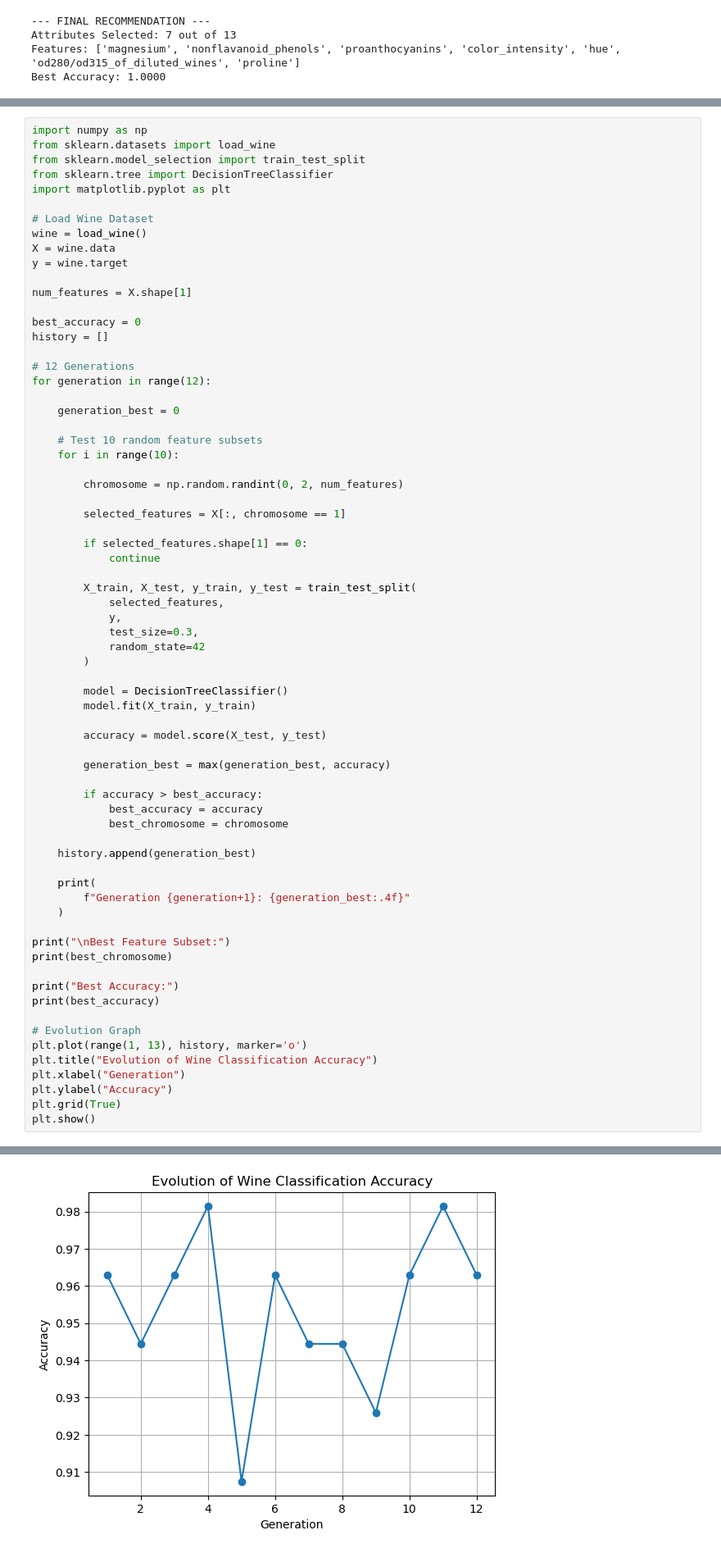
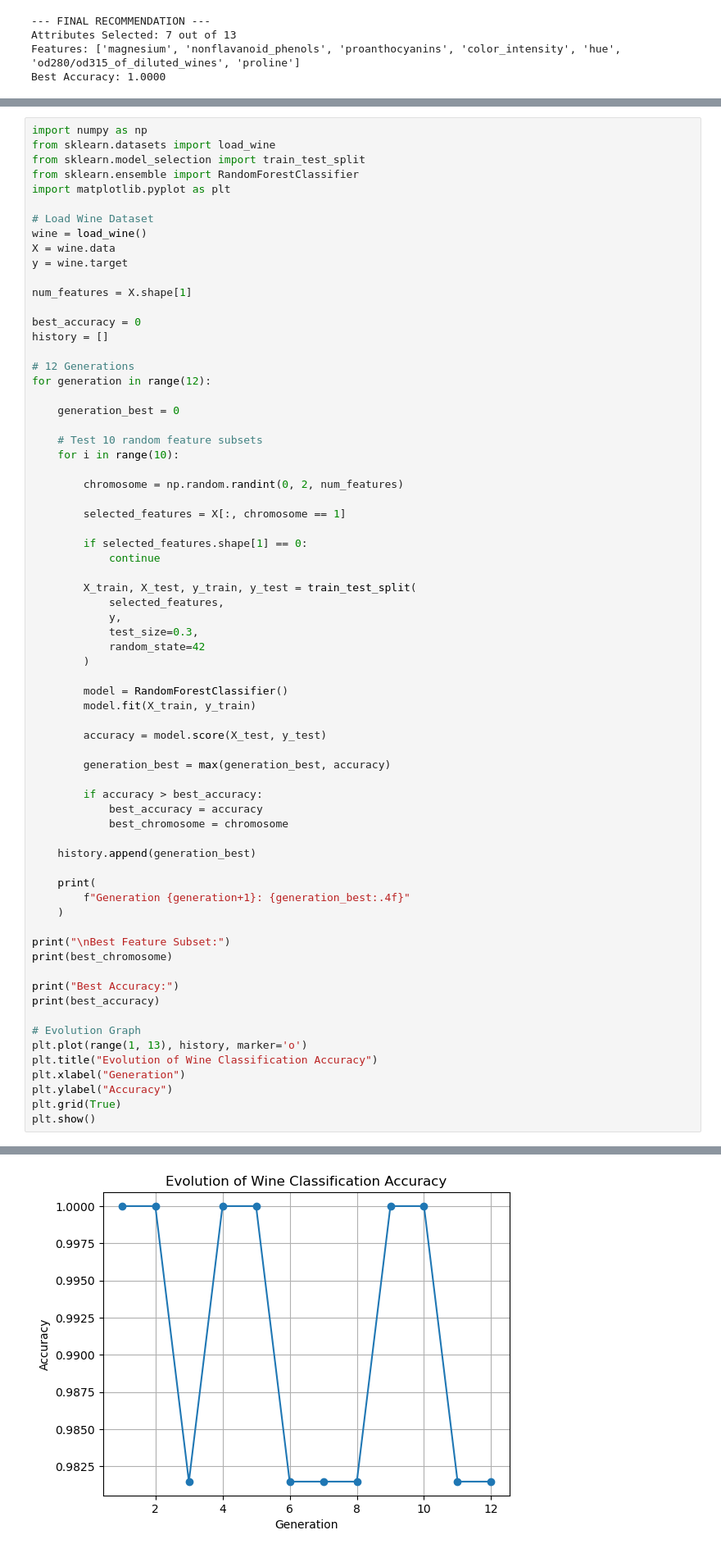
Before and after one commit to sheryyll/SingleVersionOfTruth, a Jupyter notebook: lab9.ipynb, the cells around one changed output, grey strips where cells are left out. Shown at 82% size. Drawn from its saved outputs; the diff is of its cells as text.

```diff
--- a/lab9.ipynb
+++ b/lab9.ipynb
@@ -165,7 +165,7 @@ plt.show()
 import numpy as np
 from sklearn.datasets import load_wine
 from sklearn.model_selection import train_test_split
-from sklearn.tree import DecisionTreeClassifier
+from sklearn.ensemble import RandomForestClassifier
 import matplotlib.pyplot as plt
 
 # Load Wine Dataset
@@ -200,7 +200,7 @@ for generation in range(12):
             random_state=42
         )
 
-        model = DecisionTreeClassifier()
+        model = RandomForestClassifier()
         model.fit(X_train, y_train)
 
         accuracy = model.score(X_test, y_test)
@@ -251 +251 @@ Best Accuracy:
-[figure, old version]
+[figure, new version]
```
Also changed, not shown: parts of 1 cell of this notebook.
